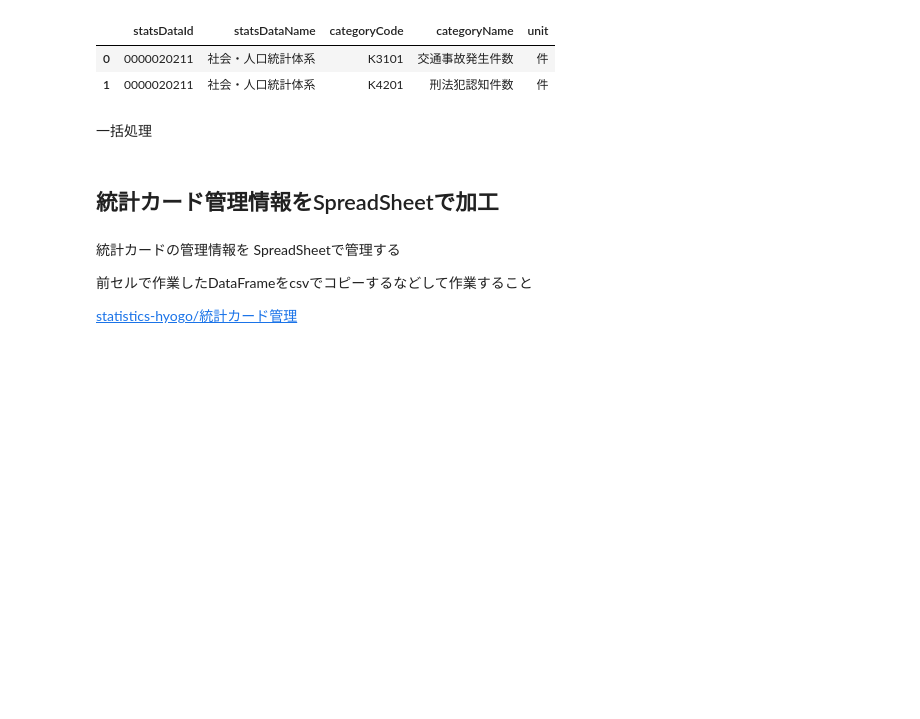
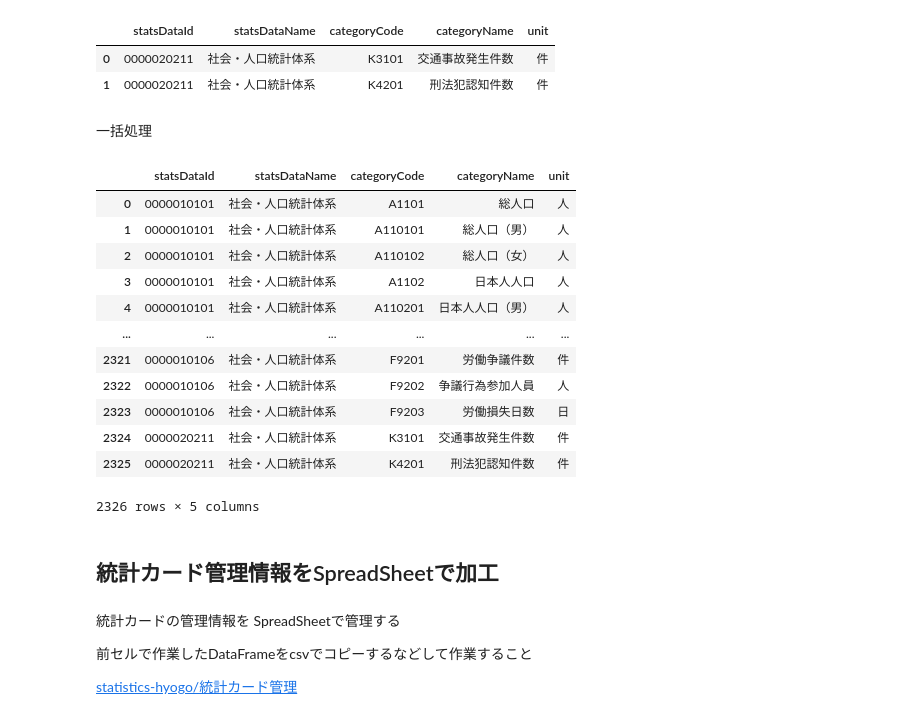
Before and after one commit to dicechick373/google-colab, a Jupyter notebook: statistics-hyogo/統計カード管理.ipynb, the cells around one changed output. Cells and saved outputs as stored; diff of their text form; code cells hidden in the pictures; blank space fills up the shorter version.

```diff
--- a/statistics-hyogo/統計カード管理.ipynb
+++ b/statistics-hyogo/統計カード管理.ipynb
@@ -74,7 +74,7 @@ meta
 # %%
 import pandas as pd
 
-def get_cards_dataframe(statsDataId):
+def df_meta(statsDataId):
   # メタ情報の取得
   meta= get_estat_meta(statsDataId)
 
@@ -103,7 +103,7 @@ def get_cards_dataframe(statsDataId):
 # %% [markdown]
 単体テスト
 # %%
-df = get_cards_dataframe('0000020211')
+df = df_meta('0000020211')
 df
 # %% [output]
 |  | statsDataId | statsDataName | categoryCode | categoryName | unit |
@@ -111,8 +111,33 @@ df
 | 1 | 0000020211 | 社会・人口統計体系 | K4201 | 刑法犯認知件数 | 件 |
 # %% [markdown]
 一括処理
-# %%
-data = ['0000020211']
+# %%
+def df_metas(data):
+  df = pd.DataFrame(index=[], columns=[])
+  for d in data:
+    df1 = df_meta(d)
+    df = pd.concat([df,df1],ignore_index=True)
+
+  return df
+# %%
+data = ['0000010101', '0000010102', '0000010103', '0000010104', '0000010105', '0000010106', '0000020211']
+
+df = df_metas(data)
+df
+# %% [output]
+|  | statsDataId | statsDataName | categoryCode | categoryName | unit |
+| 0 | 0000010101 | 社会・人口統計体系 | A1101 | 総人口 | 人 |
+| 1 | 0000010101 | 社会・人口統計体系 | A110101 | 総人口（男） | 人 |
+| 2 | 0000010101 | 社会・人口統計体系 | A110102 | 総人口（女） | 人 |
+| 3 | 0000010101 | 社会・人口統計体系 | A1102 | 日本人人口 | 人 |
+| 4 | 0000010101 | 社会・人口統計体系 | A110201 | 日本人人口（男） | 人 |
+| ... | ... | ... | ... | ... | ... |
+| 2321 | 0000010106 | 社会・人口統計体系 | F9201 | 労働争議件数 | 件 |
+| 2322 | 0000010106 | 社会・人口統計体系 | F9202 | 争議行為参加人員 | 人 |
+| 2323 | 0000010106 | 社会・人口統計体系 | F9203 | 労働損失日数 | 日 |
+| 2324 | 0000020211 | 社会・人口統計体系 | K3101 | 交通事故発生件数 | 件 |
+| 2325 | 0000020211 | 社会・人口統計体系 | K4201 | 刑法犯認知件数 | 件 |
+2326 rows × 5 columns
 # %% [markdown]
 ## 統計カード管理情報をSpreadSheetで加工
 # %% [markdown]
```
